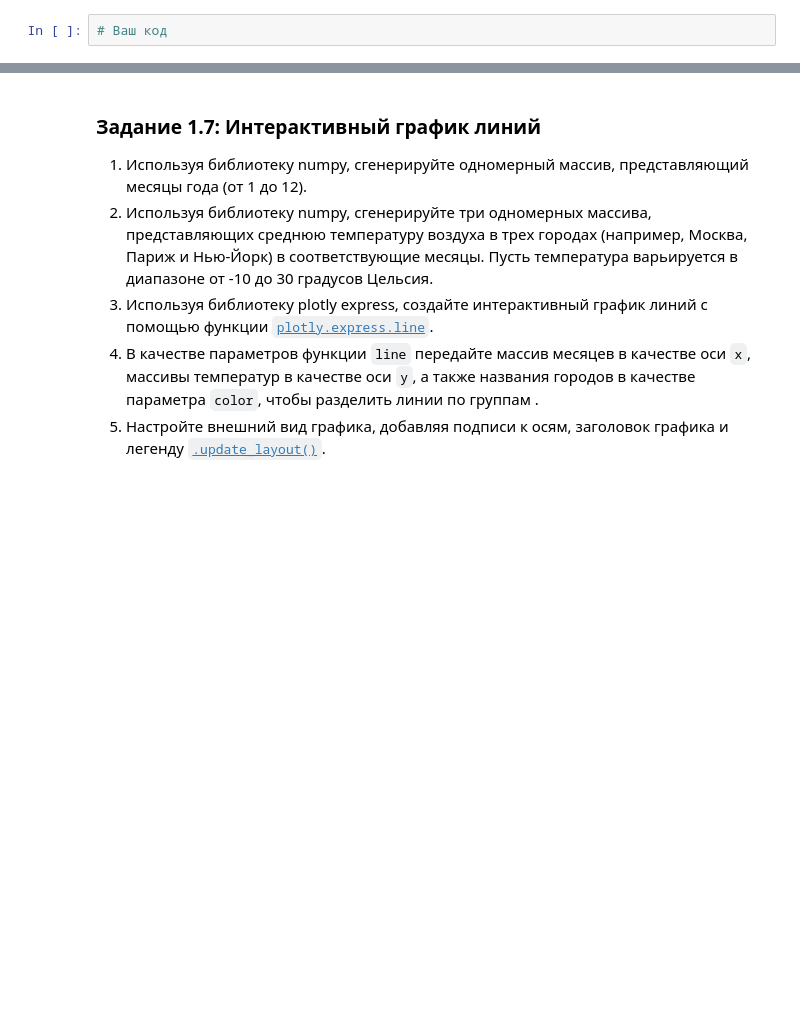
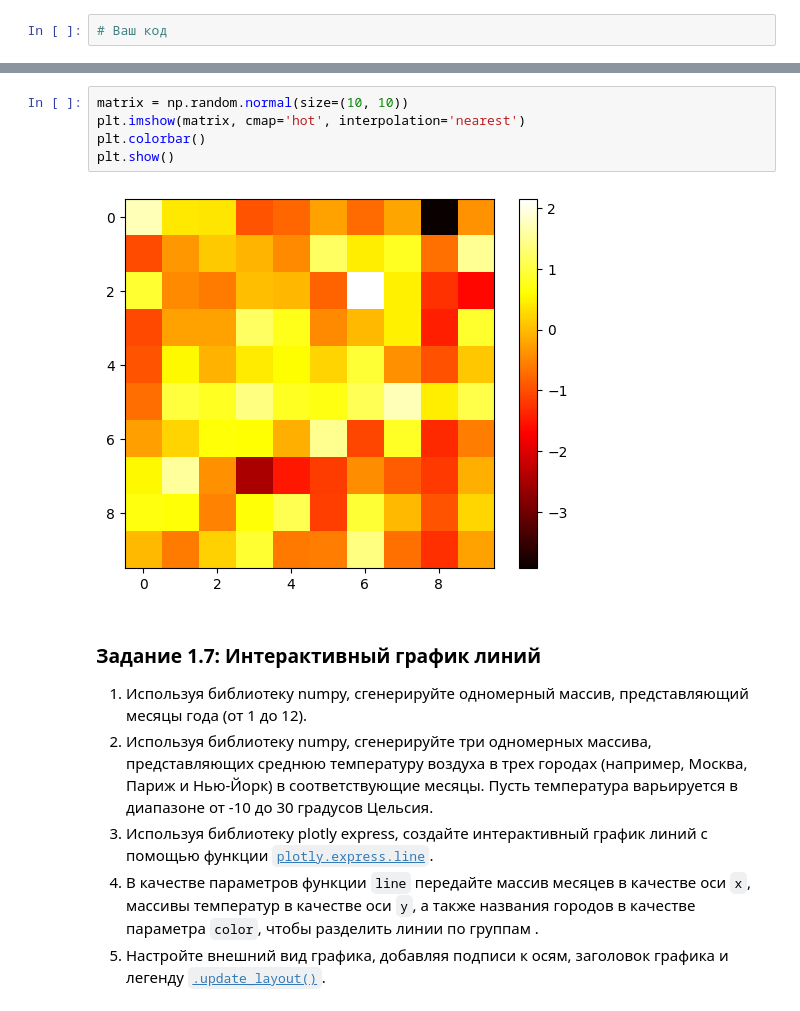
Before and after one commit to mixa15341/Data_Minimg, a Jupyter notebook: 3. Библиотеки Matplotlib, Plotly/Практическая_работа_№3_Matplotlib_Plotly.ipynb, the cells around one changed output, grey strips where cells are left out. Saved outputs shown, nothing was run; the diff lists cells and outputs as text; blank space fills up the shorter version.

```diff
--- a/3. Библиотеки Matplotlib, Plotly/Практическая_работа_№3_Matplotlib_Plotly.ipynb
+++ b/3. Библиотеки Matplotlib, Plotly/Практическая_работа_№3_Matplotlib_Plotly.ipynb
@@ -88,6 +110,13 @@ plt.show()
 # Ваш код
 # %% [markdown]
 ![image.png](embedded-picture-1)
+# %%
+matrix = np.random.normal(size=(10, 10))
+plt.imshow(matrix, cmap='hot', interpolation='nearest')
+plt.colorbar()
+plt.show()
+# %% [output]
+[figure, added]
 # %% [markdown]
 ### Задание 1.7: Интерактивный график линий
 
```
Also changed, not shown: parts of 4 cells of this notebook.
